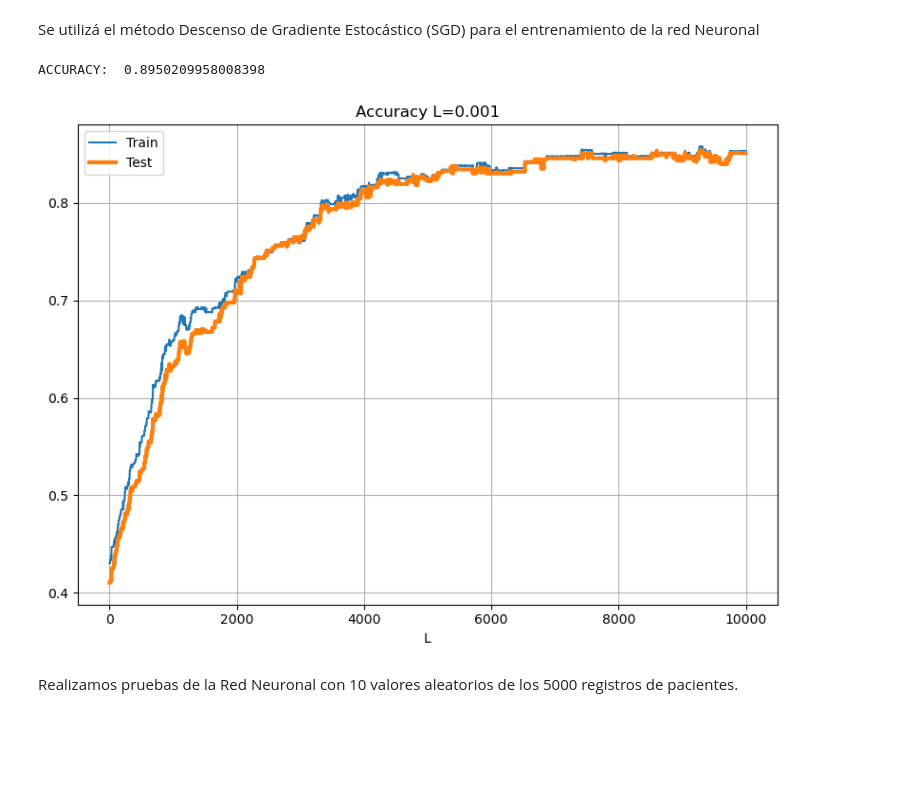
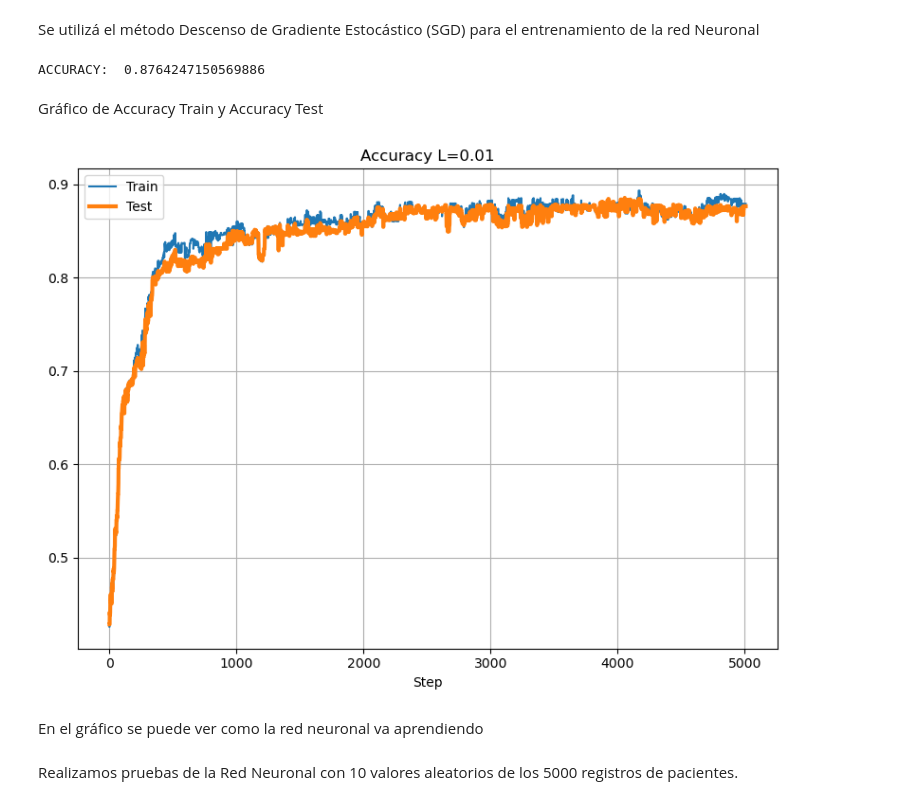
Before and after one commit to AliMarinaa/Tp-Final-Mate-3, a Jupyter notebook: TpFinal.ipynb, the cells around one changed output. Cells and saved outputs as stored; diff of their text form; code cells hidden in the pictures; blank space fills up the shorter version.

```diff
--- a/TpFinal.ipynb
+++ b/TpFinal.ipynb
@@ -267,7 +271,7 @@ ACCURACY:  0.41211757648470304
 # %% [markdown]
 Se utilizá el método Descenso de Gradiente Estocástico (SGD) para el entrenamiento de la red Neuronal
 # %%
-L = 0.001 # La tasa de aprendizaje
+L = 0.01 # La tasa de aprendizaje
 
 # Devuelve pendientes para pesos y sesgos
 # usando la regla de la cadena
@@ -304,7 +308,7 @@ accuracy_train_l = []
 accuracy_test_l = []
 
 # Ejecutar descenso de gradiente
-for i in range(50000):
+for i in range(5010):
     # seleccionar aleatoriamente un conjunto de datos de entrenamiento
     idx = np.random.choice(n, 1, replace=False)
     X_sample = X_train[idx].transpose()
@@ -347,31 +351,35 @@ print("ACCURACY: ", accuracy)
 # El valor de precisión (accuracy) es  94,90% (mayor q el anterior) indica la proporción de predicciones correctas realizadas
 # por la red neuronal en el conjunto de prueba (X_test) después de entrenarla mediante el descenso de gradiente.
 # %% [output]
-ACCURACY:  0.8950209958008398
+ACCURACY:  0.8764247150569886
+# %% [markdown]
+ Gráfico de  Accuracy Train y Accuracy Test
 # %%
 fmt_train = {
     'color': 'tab:blue',
     'ls': 'solid',
     'lw' : 3,
  }
 fmt_test = {
     'color': 'tab:orange',
     'ls': 'solid',
     'lw' : 3,
   }
 fig, (ax) = plt.subplots(1,1,figsize=(8,6))
 ax.plot(accuracy_train_l, label='Train', )
 ax.plot(accuracy_test_l, label='Test', **fmt_test)
 
 ax.grid(which='both')
 ax.legend()
 ax.set_title(f'Accuracy {L=}')
-ax.set_xlabel('L')
+ax.set_xlabel('Step')
 
 fig.tight_layout()
 plt.show()
 # %% [output]
-[figure, old version]
+[figure, new version]
+# %% [markdown]
+En el gráfico se puede ver como la red neuronal va aprendiendo
 # %% [markdown]
 Realizamos pruebas de la Red Neuronal con 10 valores aleatorios de los 5000 registros de pacientes.
 # %%
```
Also changed, not shown: parts of 12 cells of this notebook.
